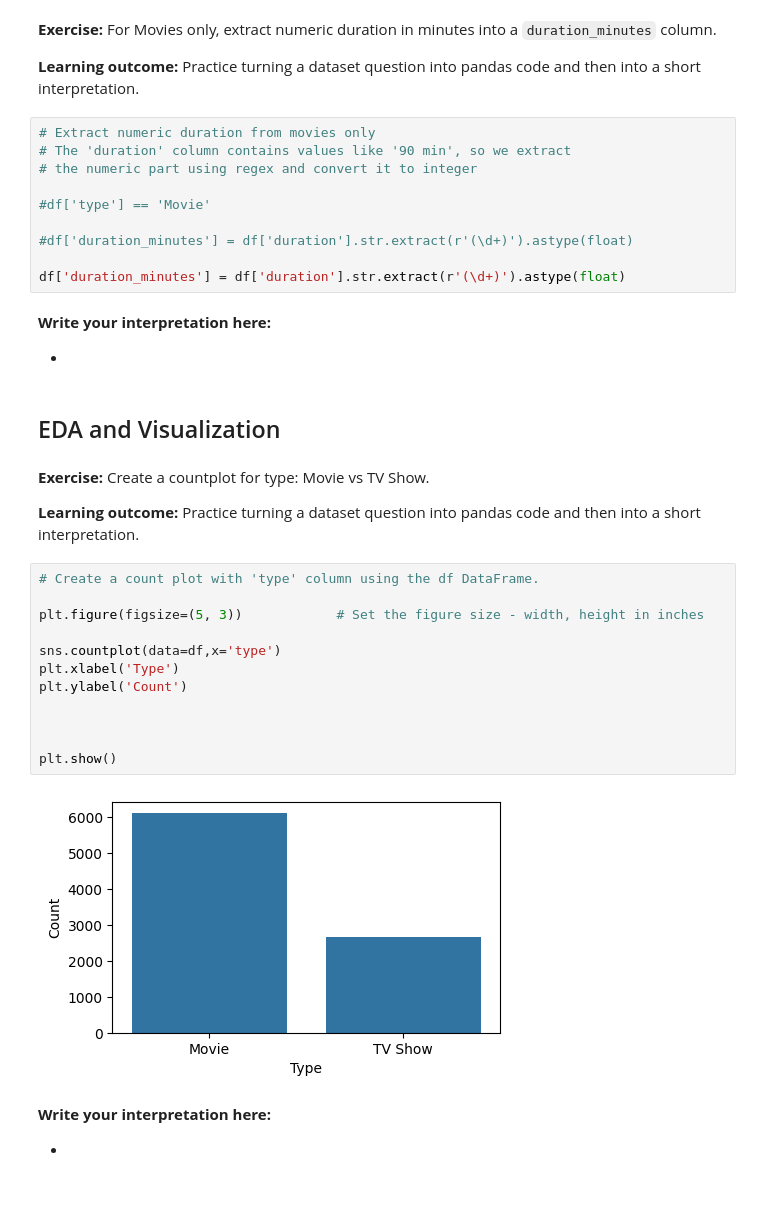
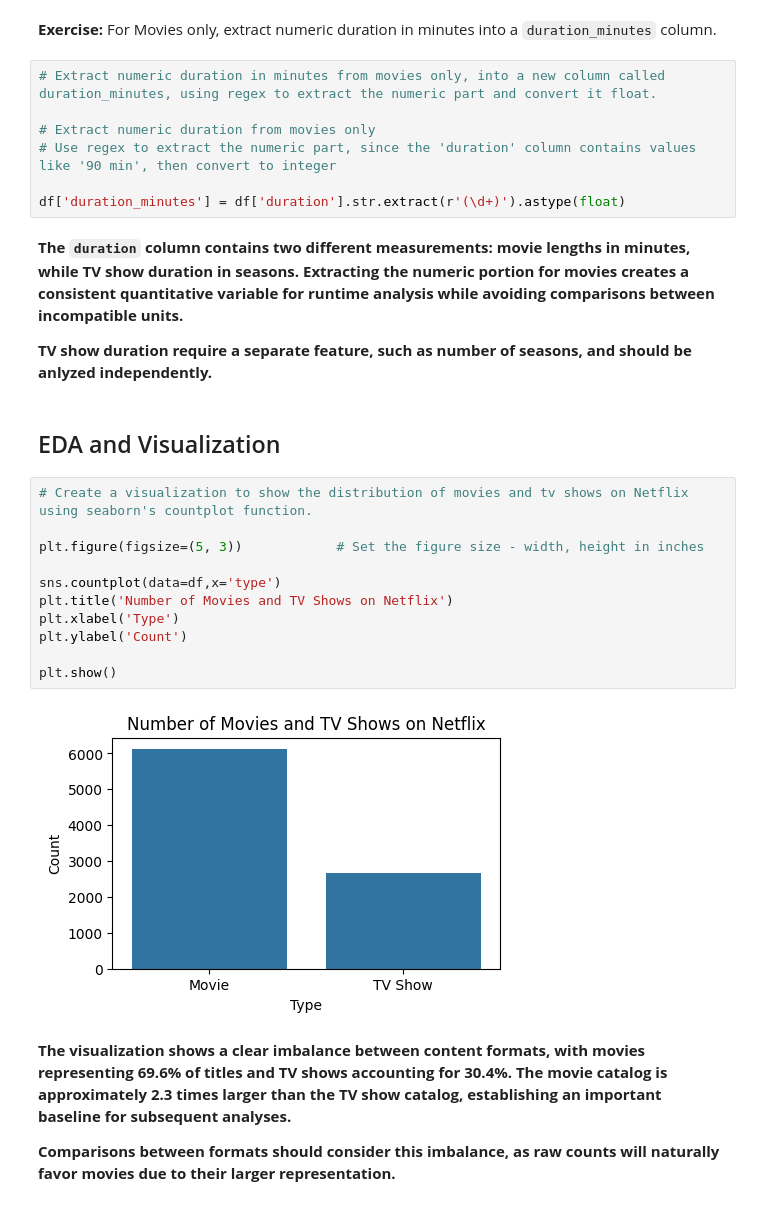
Before and after one commit to chinwendu-codes/netflix-titles-eda, a Jupyter notebook: Netflix_titles.ipynb, the cells around one changed output. Drawn from its saved outputs; the diff is of its cells as text.

```diff
--- a/Netflix_titles.ipynb
+++ b/Netflix_titles.ipynb
@@ -219,42 +179,32 @@ df['main_genre'] = df['listed_in'].str.split(',').str[0]
 # %% [markdown]
 **Exercise:** For Movies only, extract numeric duration in minutes into a `duration_minutes` column.
-
-**Learning outcome:** Practice turning a dataset question into pandas code and then into a short interpretation.
 # %%
+# Extract numeric duration in minutes from movies only, into a new column called duration_minutes, using regex to extract the numeric part and convert it float.
+
 # Extract numeric duration from movies only
-# The 'duration' column contains values like '90 min', so we extract
-# the numeric part using regex and convert it to integer
-
-#df['type'] == 'Movie'
-
-#df['duration_minutes'] = df['duration'].str.extract(r'(\d+)').astype(float)
+# Use regex to extract the numeric part, since the 'duration' column contains values like '90 min', then convert to integer
 
 df['duration_minutes'] = df['duration'].str.extract(r'(\d+)').astype(float)
 # %% [markdown]
-**Write your interpretation here:**
+**The `duration` column contains two different measurements: movie lengths in minutes, while TV show duration in seasons. Extracting the numeric portion for movies creates a consistent quantitative variable for runtime analysis while avoiding comparisons between incompatible units.**
 
--
+**TV show duration require a separate feature, such as number of seasons, and should be anlyzed independently.**
 # %% [markdown]
 ## EDA and Visualization
-# %% [markdown]
-**Exercise:** Create a countplot for type: Movie vs TV Show.
-
-**Learning outcome:** Practice turning a dataset question into pandas code and then into a short interpretation.
 # %%
-# Create a count plot with 'type' column using the df DataFrame.
+# Create a visualization to show the distribution of movies and tv shows on Netflix using seaborn's countplot function.
 
 plt.figure(figsize=(5, 3))            # Set the figure size - width, height in inches
 
 sns.countplot(data=df,x='type')
+plt.title('Number of Movies and TV Shows on Netflix')
 plt.xlabel('Type')
 plt.ylabel('Count')
 
-
-
 plt.show()
 # %% [output]
-[figure, old version]
+[figure, new version]
 # %% [markdown]
-**Write your interpretation here:**
+**The visualization shows a clear imbalance between content formats, with movies representing 69.6% of titles and TV shows accounting for 30.4%. The movie catalog is approximately 2.3 times larger than the TV show catalog, establishing an important baseline for subsequent analyses.**
 
--
+**Comparisons between formats should consider this imbalance, as raw counts will naturally favor movies due to their larger representation.**
```
Also changed, not shown: parts of 60 cells of this notebook.
